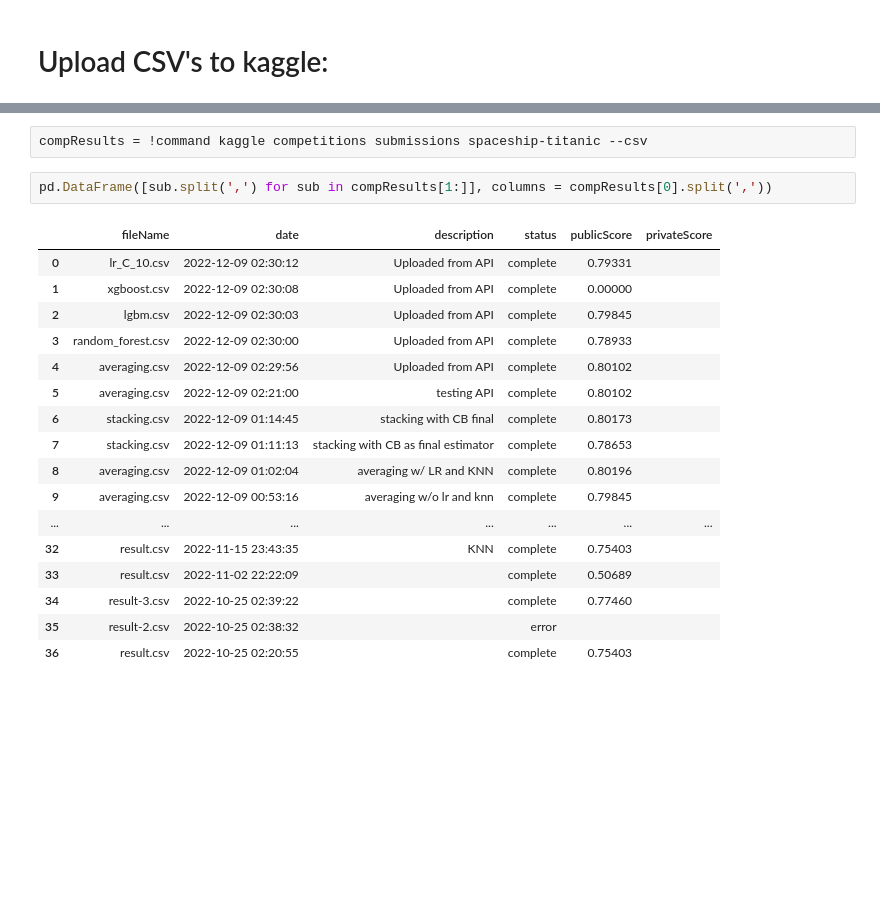
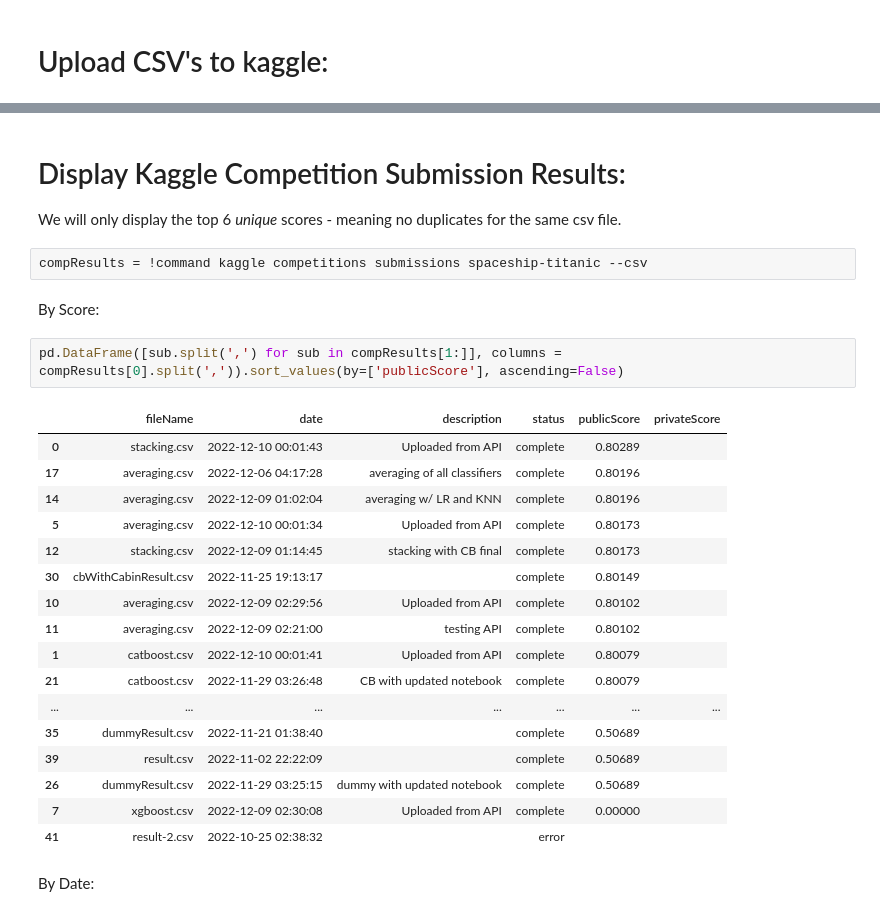
Before and after one commit to aaron-bruner/ECE-4420-Project, a Jupyter notebook: master-ece4420.ipynb, the cells around one changed output, grey strips where cells are left out. Saved outputs shown, nothing was run; the diff lists cells and outputs as text; blank space fills up the shorter version.

```diff
--- a/master-ece4420.ipynb
+++ b/master-ece4420.ipynb
@@ -811,22 +818,29 @@ for file in glob.glob(path):
+# %% [markdown]
+# Display Kaggle Competition Submission Results:
+We will only display the top 6 *unique* scores - meaning no duplicates for the same csv file.
 # %%
 compResults = !command kaggle competitions submissions spaceship-titanic --csv
+# %% [markdown]
+By Score:
 # %%
-pd.DataFrame([sub.split(',') for sub in compResults[1:]], columns = compResults[0].split(','))
+pd.DataFrame([sub.split(',') for sub in compResults[1:]], columns = compResults[0].split(',')).sort_values(by=['publicScore'], ascending=False)
 # %% [output]
 |  | fileName | date | description | status | publicScore | privateScore |
-| 0 | lr_C_10.csv | 2022-12-09 02:30:12 | Uploaded from API | complete | 0.79331 |  |
-| 1 | xgboost.csv | 2022-12-09 02:30:08 | Uploaded from API | complete | 0.00000 |  |
-| 2 | lgbm.csv | 2022-12-09 02:30:03 | Uploaded from API | complete | 0.79845 |  |
-| 3 | random_forest.csv | 2022-12-09 02:30:00 | Uploaded from API | complete | 0.78933 |  |
-| 4 | averaging.csv | 2022-12-09 02:29:56 | Uploaded from API | complete | 0.80102 |  |
-| 5 | averaging.csv | 2022-12-09 02:21:00 | testing API | complete | 0.80102 |  |
-| 6 | stacking.csv | 2022-12-09 01:14:45 | stacking with CB final | complete | 0.80173 |  |
-| 7 | stacking.csv | 2022-12-09 01:11:13 | stacking with CB as final estimator | complete | 0.78653 |  |
-| 8 | averaging.csv | 2022-12-09 01:02:04 | averaging w/ LR and KNN | complete | 0.80196 |  |
-| 9 | averaging.csv | 2022-12-09 00:53:16 | averaging w/o lr and knn | complete | 0.79845 |  |
+| 0 | stacking.csv | 2022-12-10 00:01:43 | Uploaded from API | complete | 0.80289 |  |
+| 17 | averaging.csv | 2022-12-06 04:17:28 | averaging of all classifiers | complete | 0.80196 |  |
+| 14 | averaging.csv | 2022-12-09 01:02:04 | averaging w/ LR and KNN | complete | 0.80196 |  |
+| 5 | averaging.csv | 2022-12-10 00:01:34 | Uploaded from API | complete | 0.80173 |  |
+| 12 | stacking.csv | 2022-12-09 01:14:45 | stacking with CB final | complete | 0.80173 |  |
+| 30 | cbWithCabinResult.csv | 2022-11-25 19:13:17 |  | complete | 0.80149 |  |
+| 10 | averaging.csv | 2022-12-09 02:29:56 | Uploaded from API | complete | 0.80102 |  |
+| 11 | averaging.csv | 2022-12-09 02:21:00 | testing API | complete | 0.80102 |  |
+| 1 | catboost.csv | 2022-12-10 00:01:41 | Uploaded from API | complete | 0.80079 |  |
+| 21 | catboost.csv | 2022-11-29 03:26:48 | CB with updated notebook | complete | 0.80079 |  |
 | ... | ... | ... | ... | ... | ... | ... |
-| 32 | result.csv | 2022-11-15 23:43:35 | KNN | complete | 0.75403 |  |
-| 33 | result.csv | 2022-11-02 22:22:09 |  | complete | 0.50689 |  |
-| 34 | result-3.csv | 2022-10-25 02:39:22 |  | complete | 0.77460 |  |
-| 35 | result-2.csv | 2022-10-25 02:38:32 |  | error |  |  |
-| 36 | result.csv | 2022-10-25 02:20:55 |  | complete | 0.75403 |  |
+| 35 | dummyResult.csv | 2022-11-21 01:38:40 |  | complete | 0.50689 |  |
+| 39 | result.csv | 2022-11-02 22:22:09 |  | complete | 0.50689 |  |
+| 26 | dummyResult.csv | 2022-11-29 03:25:15 | dummy with updated notebook | complete | 0.50689 |  |
+| 7 | xgboost.csv | 2022-12-09 02:30:08 | Uploaded from API | complete | 0.00000 |  |
+| 41 | result-2.csv | 2022-10-25 02:38:32 |  | error |  |  |
+# %% [markdown]
+By Date:
```
Also changed, not shown: parts of 60 cells of this notebook, 23 other files.
